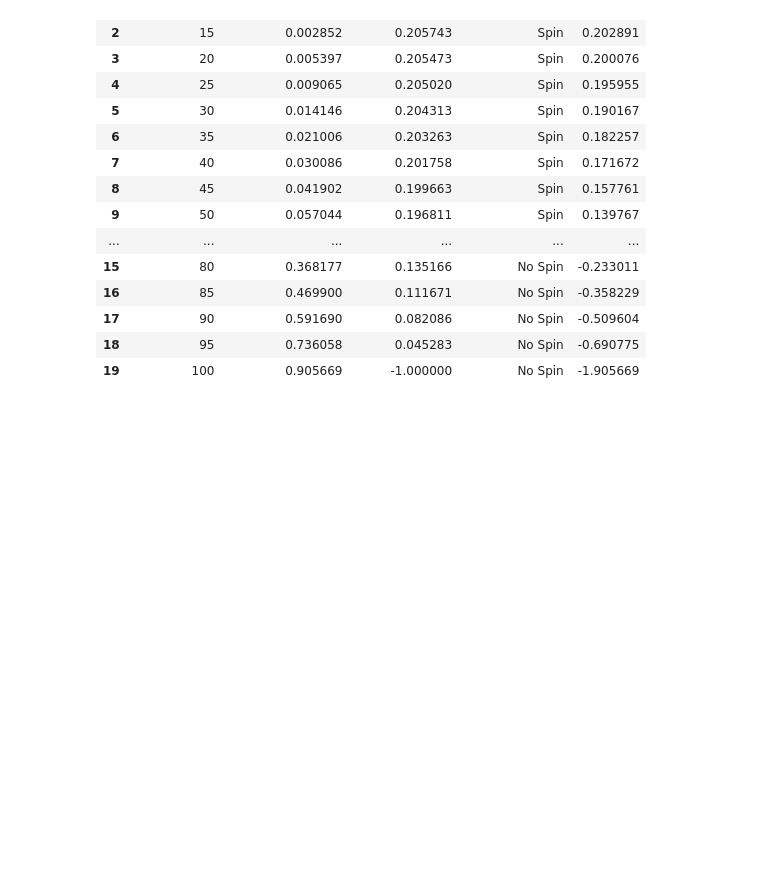
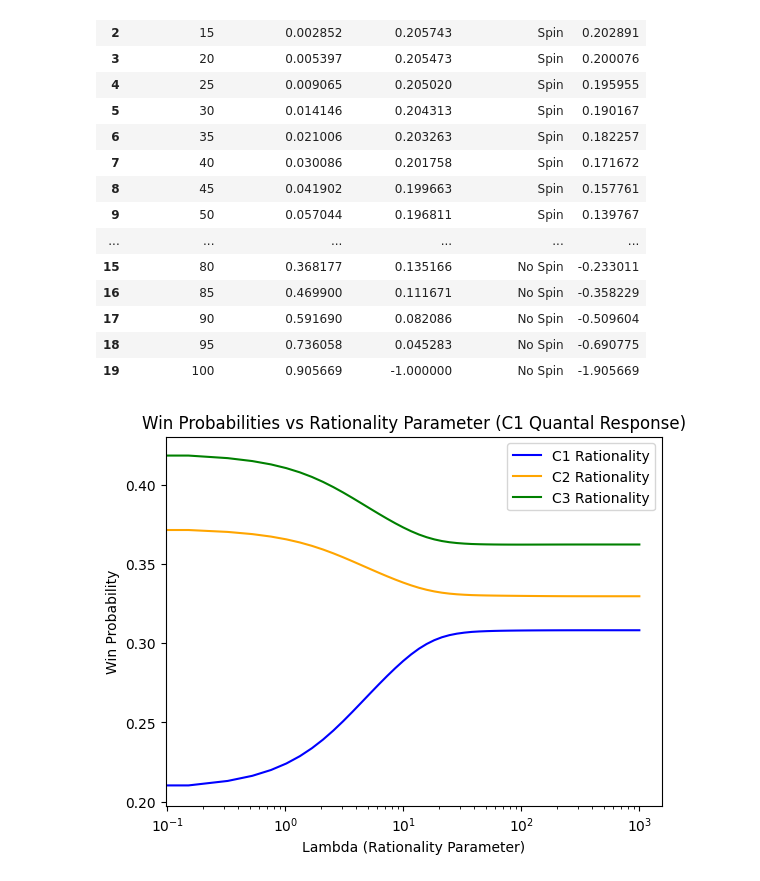
Before and after one commit to asubramanian08/PriceIsRight, a Jupyter notebook: data_analysis.ipynb, the cells around one changed output. Saved outputs shown, nothing was run; the diff lists cells and outputs as text; code cells hidden in the pictures; blank space fills up the shorter version.

```diff
--- a/data_analysis.ipynb
+++ b/data_analysis.ipynb
@@ -70,3 +193,25 @@ p1
 | 17 | 90 | 0.591690 | 0.082086 | No Spin | -0.509604 |
 | 18 | 95 | 0.736058 | 0.045283 | No Spin | -0.690775 |
 | 19 | 100 | 0.905669 | -1.000000 | No Spin | -1.905669 |
+# %%
+# read rationality
+
+all_quantal = pd.read_csv('data/quantal_response/all_quantal/quantal_response_results.csv')
+C1_quantal = pd.read_csv('data/quantal_response/C1_quantal/quantal_response_results.csv')
+C2_quantal = pd.read_csv('data/quantal_response/C2_quantal/quantal_response_results.csv')
+C3_quantal = pd.read_csv('data/quantal_response/C3_quantal/quantal_response_results.csv')
+# %%
+# Graph rationality values for C1 quantal (for each lambda plot win probability for C1, C2, and C3 with different lines)
+plt.plot(C1_quantal['Lambda'], C1_quantal['FirstPlayerWinProb'], label='C1 Rationality', color='blue')
+plt.plot(C1_quantal['Lambda'], C1_quantal['SecondPlayerWinProb'], label='C2 Rationality', color='orange')
+plt.plot(C1_quantal['Lambda'], C1_quantal['ThirdPlayerWinProb'], label='C3 Rationality', color='green')
+plt.xlabel('Lambda (Rationality Parameter)')
+# put x on a log scale
+plt.xscale('log')
+plt.ylabel('Win Probability')
+plt.title('Win Probabilities vs Rationality Parameter (C1 Quantal Response)')
+plt.legend()
+plt.savefig('plots/rationality_C1_quantal_response.png')
+plt.show()
+# %% [output]
+[figure, added]
```
Also changed, not shown: parts of 13 cells of this notebook, 23 other files.
